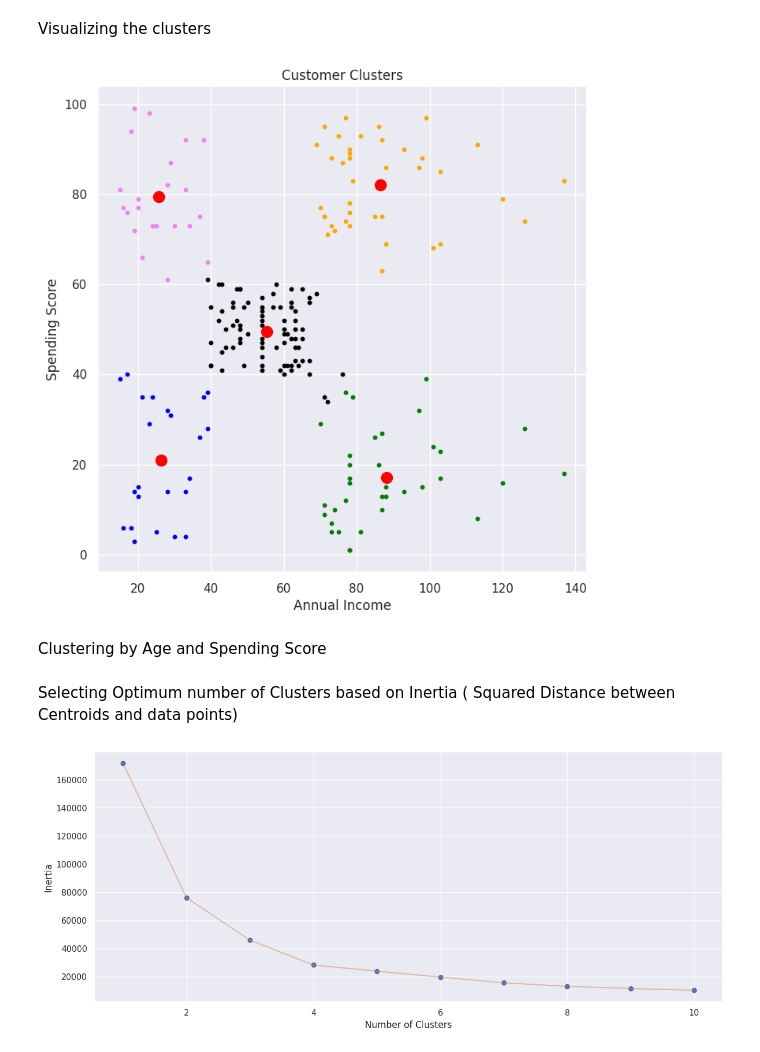
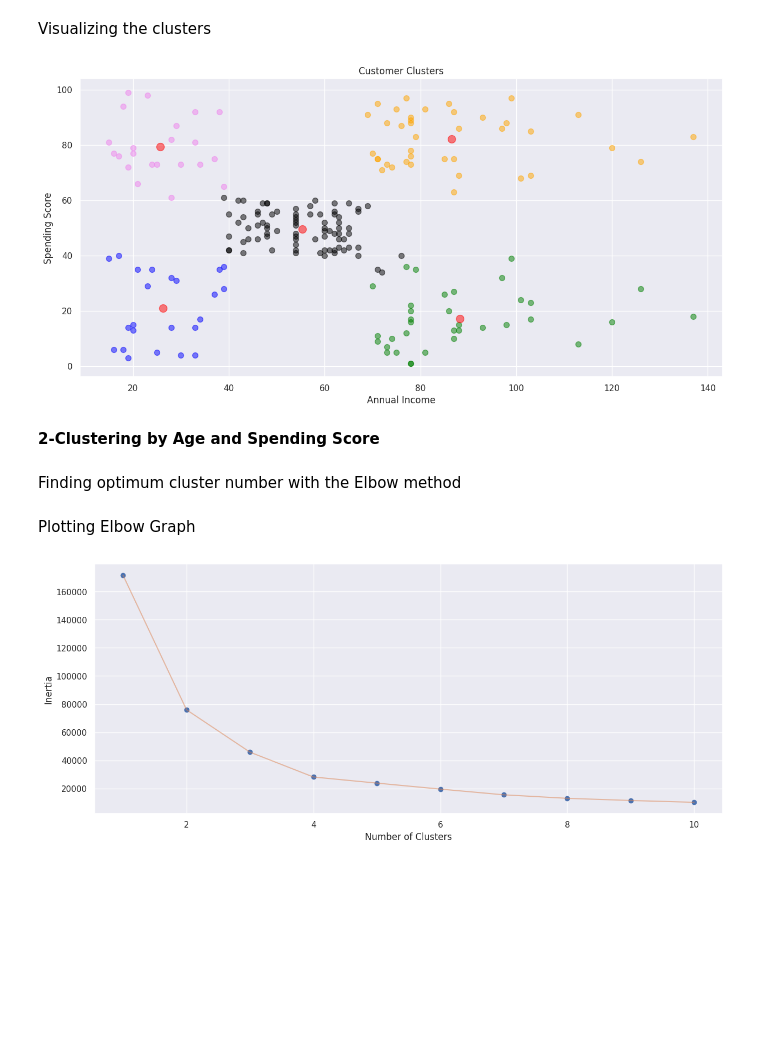
Before and after one commit to Anisx-D/Customer_Segmentation_and_Analysis_with_different_Clustering_Techniques, a Jupyter notebook: Customer_Segmentation_and_Analysis.ipynb, the cells around one changed output. Saved outputs shown, nothing was run; the diff lists cells and outputs as text; code cells hidden in the pictures; blank space fills up the shorter version.

```diff
--- a/Customer_Segmentation_and_Analysis.ipynb
+++ b/Customer_Segmentation_and_Analysis.ipynb
@@ -28,5 +28,5 @@ Data collection & analysis
 # %%
-customer_data=pd.read_csv('/kaggle/input/mall-customers/Mall_Customers.csv')
+customer_data=pd.read_csv('/kaggle/input/d/anishouidi/mall-customers/Mall_Customers.csv')
 # %%
 customer_data.head()
 # %% [output]
@@ -94,7 +94,7 @@ Visualizing distribution and identifying outliers using boxplot
 num_columns = customer_data.select_dtypes(include=['number']).columns
 num_plots = len(num_columns)
 
-fig, axes = plt.subplots(nrows=num_plots, ncols=1, figsize=(8, 6))
+fig, axes = plt.subplots(nrows=num_plots, ncols=1, figsize=(15, 7))
 
 for i, column in enumerate(num_columns):
 
@@ -226,26 +255,28 @@ print(Y)
 # %% [markdown]
 Visualizing the clusters
 # %%
-#plotting clusters and centroids
+#plotting clusters
 
-plt.figure(figsize=(8,8))
-plt.scatter(X[Y==0,0],X[Y==0,1],s=10,c="green",label="Cluster 1")
-plt.scatter(X[Y==1,0],X[Y==1,1],s=10,c="black",label="Cluster 2")
-plt.scatter(X[Y==2,0],X[Y==2,1],s=10,c="orange",label="Cluster 3")
-plt.scatter(X[Y==3,0],X[Y==3,1],s=10,c="violet",label="Cluster 4")
-plt.scatter(X[Y==4,0],X[Y==4,1],s=10,c="blue",label="Cluster 5")
+plt.figure(1 , figsize = (15 , 7))
+plt.scatter(X[Y==0,0],X[Y==0,1],s=50,c="green",label="Cluster 1",alpha=0.5)
+plt.scatter(X[Y==1,0],X[Y==1,1],s=50,c="black",label="Cluster 2",alpha=0.5)
+plt.scatter(X[Y==2,0],X[Y==2,1],s=50,c="orange",label="Cluster 3",alpha=0.5)
+plt.scatter(X[Y==3,0],X[Y==3,1],s=50,c="violet",label="Cluster 4",alpha=0.5)
+plt.scatter(X[Y==4,0],X[Y==4,1],s=50,c="blue",label="Cluster 5",alpha=0.5)
 
 #plotting centroids
-plt.scatter(kmeans.cluster_centers_[:,0],kmeans.cluster_centers_[:,1], s=100, c="red", label="Centroids")
+plt.scatter(kmeans.cluster_centers_[:,0],kmeans.cluster_centers_[:,1], s=100, c="red", label="Centroids",alpha=0.5)
 
 plt.title("Customer Clusters")
 plt.xlabel("Annual Income")
 plt.ylabel("Spending Score")
 plt.show()
 # %% [output]
-[figure, old version]
+[figure, new version]
 # %% [markdown]
-Clustering by Age and Spending Score
+**2-Clustering by Age and Spending Score**
+# %% [markdown]
+Finding optimum cluster number with the Elbow method
 # %%
 X1 = customer_data[['Age' , 'Spending Score (1-100)']].iloc[: , :].values
 inertia = []
@@ -254,8 +285,8 @@ for n in range(1 , 11):
                         tol=0.0001,  random_state= 111  , algorithm='elkan') )
     algorithm.fit(X1)
     inertia.append(algorithm.inertia_)
-# %% [markdown]
-Selecting Optimum number of Clusters based on Inertia ( Squared Distance between Centroids and data points)
+# %% [markdown]
+Plotting Elbow Graph
 # %%
 plt.figure(1 , figsize = (15 ,6))
 plt.plot(np.arange(1 , 11) , inertia , 'o')
```
Also changed, not shown: parts of 38 cells of this notebook.
